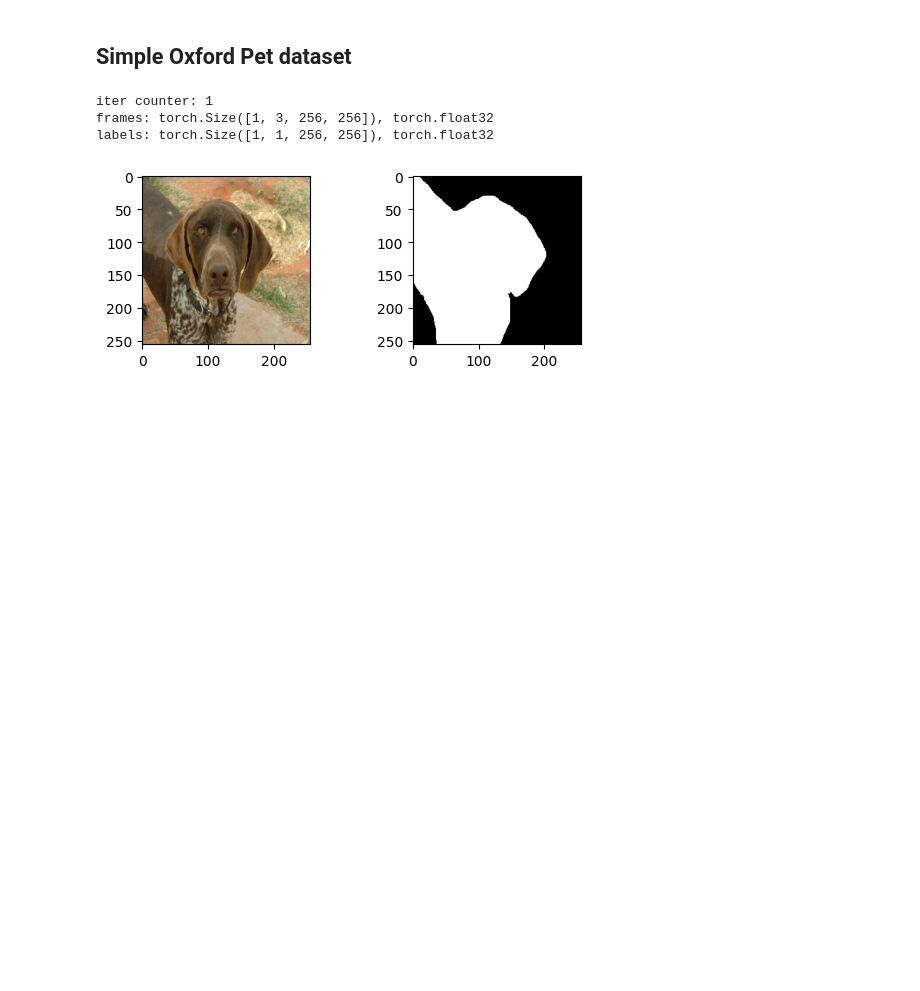
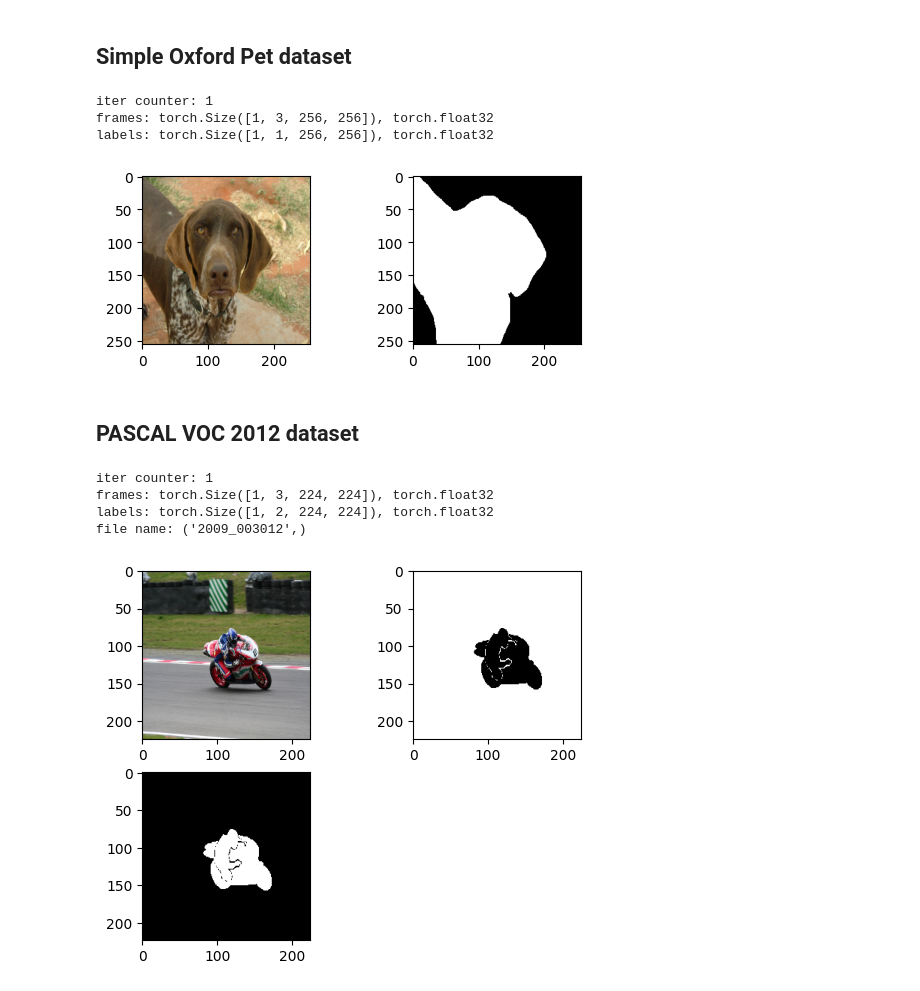
Before and after one commit to pasca-l/hands-and-objects, a Jupyter notebook: objectness_classification/datasets/EDA.ipynb, the cells around one changed output. Cells and saved outputs as stored; diff of their text form; code cells hidden in the pictures; blank space fills up the shorter version.

```diff
--- a/objectness_classification/datasets/EDA.ipynb
+++ b/objectness_classification/datasets/EDA.ipynb
@@ -219,3 +222,54 @@ iter counter: 1
 frames: torch.Size([1, 3, 256, 256]), torch.float32
 labels: torch.Size([1, 1, 256, 256]), torch.float32
 [figure]
+# %% [markdown]
+## PASCAL VOC 2012 dataset
+# %%
+set_seed()
+iter_counter = 0
+
+voc2012_dataset = ObjnessClsDataModule(
+    dataset_dir=dataset_dir,
+    dataset_mode='voc2012',
+    batch_size=1,
+    with_transform=True,
+    with_info=True,
+)
+voc2012_dataset.setup()
+
+voc2012_train_dataloader = iter(voc2012_dataset.train_dataloader())
+# %%
+voc2012_frames, voc2012_labels, voc2012_file = next(voc2012_train_dataloader)
+iter_counter += 1
+
+print(
+    f"iter counter: {iter_counter}",
+    f"frames: {voc2012_frames.shape}, {voc2012_frames.dtype}",
+    f"labels: {voc2012_labels.shape}, {voc2012_labels.dtype}",
+    f"file name: {voc2012_file}",
+    sep="\n",
+)
+
+voc2012_img = voc2012_frames[0].permute(1,2,0)
+voc2012_mask = voc2012_labels[0]
+
+fig = plt.figure()
+
+fig.add_subplot(2, 2, 1)
+plt.imshow(voc2012_img)
+
+for cls in range(len(voc2012_mask)):
+    fig.add_subplot(2, 2, 2+cls)
+    plt.imshow(voc2012_mask[cls])
+    plt.gray()
+
+plt.show()
+
+plt.clf()
+plt.close()
+# %% [output]
+iter counter: 1
+frames: torch.Size([1, 3, 224, 224]), torch.float32
+labels: torch.Size([1, 2, 224, 224]), torch.float32
+file name: ('2009_003012',)
+[figure, added]
```
Also changed, not shown: parts of 1 cell of this notebook, 1 other file.
